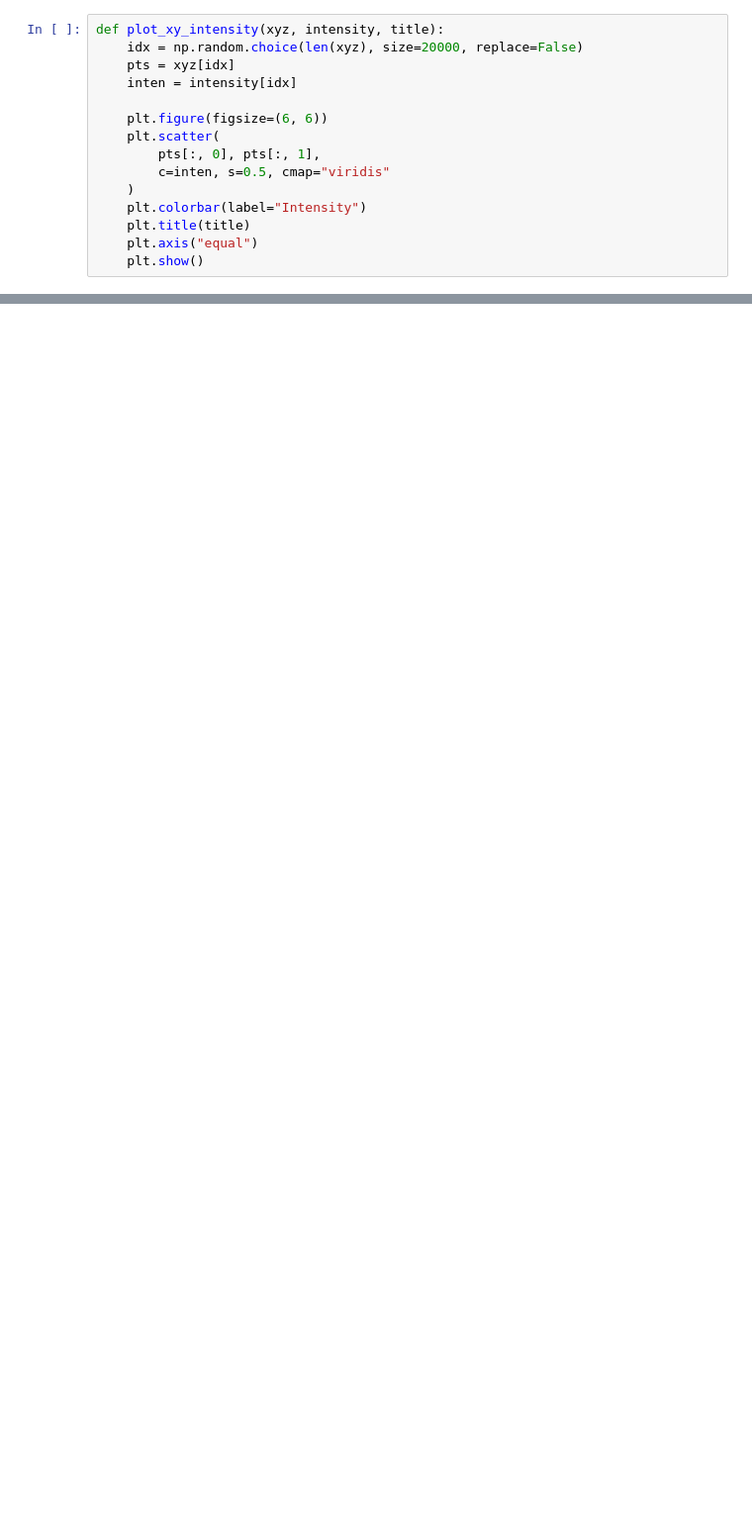
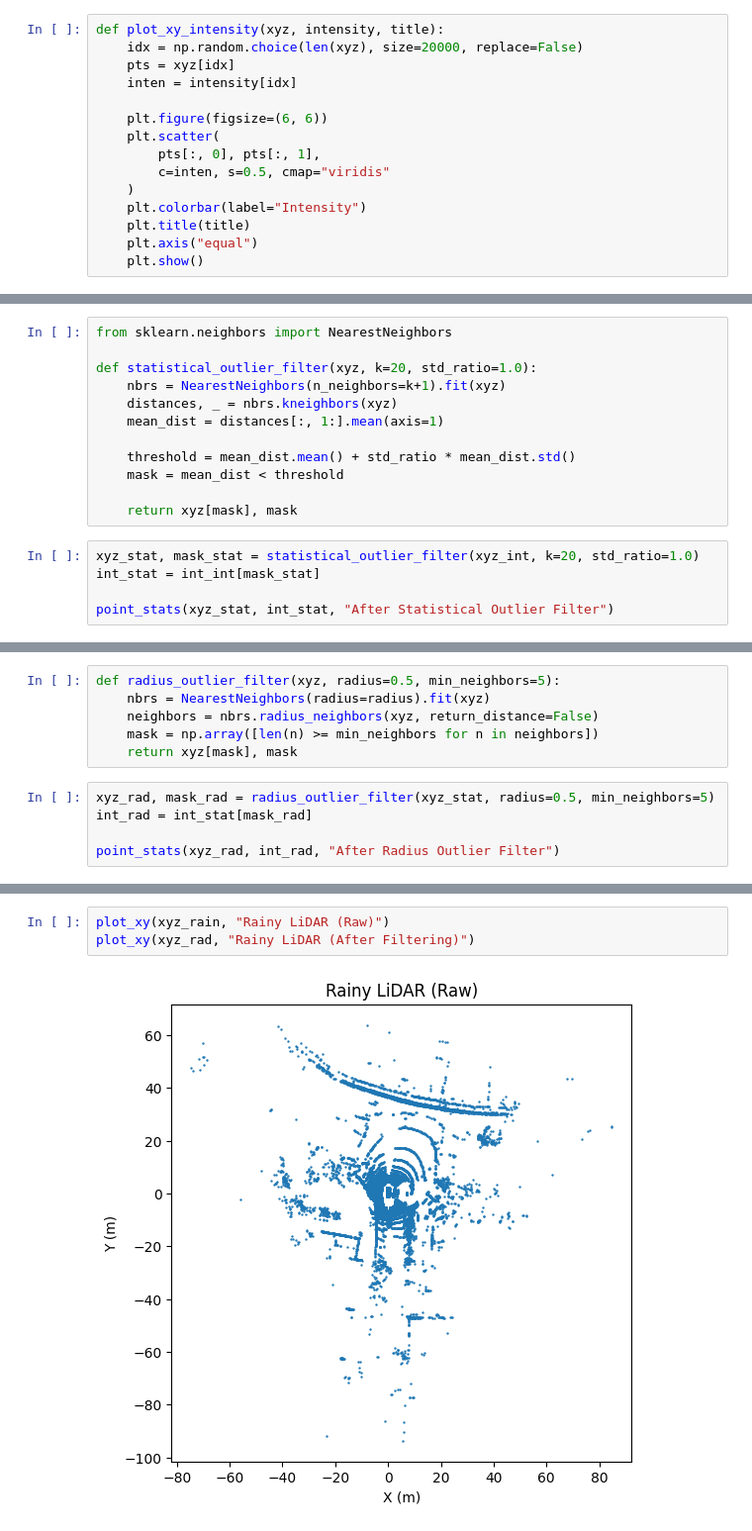
Before and after one commit to darrickpang/Email, a Jupyter notebook: LiDAR_detection.ipynb, the cells around one changed output, grey strips where cells are left out. Shown at 99% size. Drawn from its saved outputs; the diff is of its cells as text; blank space fills up the shorter version.

```diff
--- a/LiDAR_detection.ipynb
+++ b/LiDAR_detection.ipynb
@@ -249,0 +278,17 @@ plot_xy_intensity(xyz_rain, intensity_rain, "Rainy LiDAR Colored by Intensity")
+# %%
+from sklearn.neighbors import NearestNeighbors
+
+def statistical_outlier_filter(xyz, k=20, std_ratio=1.0):
+    nbrs = NearestNeighbors(n_neighbors=k+1).fit(xyz)
+    distances, _ = nbrs.kneighbors(xyz)
+    mean_dist = distances[:, 1:].mean(axis=1)
+
+    threshold = mean_dist.mean() + std_ratio * mean_dist.std()
+    mask = mean_dist < threshold
+
+    return xyz[mask], mask
+# %%
+xyz_stat, mask_stat = statistical_outlier_filter(xyz_int, k=20, std_ratio=1.0)
+int_stat = int_int[mask_stat]
+
+point_stats(xyz_stat, int_stat, "After Statistical Outlier Filter")
@@ -249,0 +300,11 @@ plot_xy_intensity(xyz_rain, intensity_rain, "Rainy LiDAR Colored by Intensity")
+# %%
+def radius_outlier_filter(xyz, radius=0.5, min_neighbors=5):
+    nbrs = NearestNeighbors(radius=radius).fit(xyz)
+    neighbors = nbrs.radius_neighbors(xyz, return_distance=False)
+    mask = np.array([len(n) >= min_neighbors for n in neighbors])
+    return xyz[mask], mask
+# %%
+xyz_rad, mask_rad = radius_outlier_filter(xyz_stat, radius=0.5, min_neighbors=5)
+int_rad = int_stat[mask_rad]
+
+point_stats(xyz_rad, int_rad, "After Radius Outlier Filter")
@@ -249,0 +316,5 @@ plot_xy_intensity(xyz_rain, intensity_rain, "Rainy LiDAR Colored by Intensity")
+# %%
+plot_xy(xyz_rain, "Rainy LiDAR (Raw)")
+plot_xy(xyz_rad, "Rainy LiDAR (After Filtering)")
+# %% [output]
+[figure, added]
```
Also changed, not shown: parts of 12 cells of this notebook.
